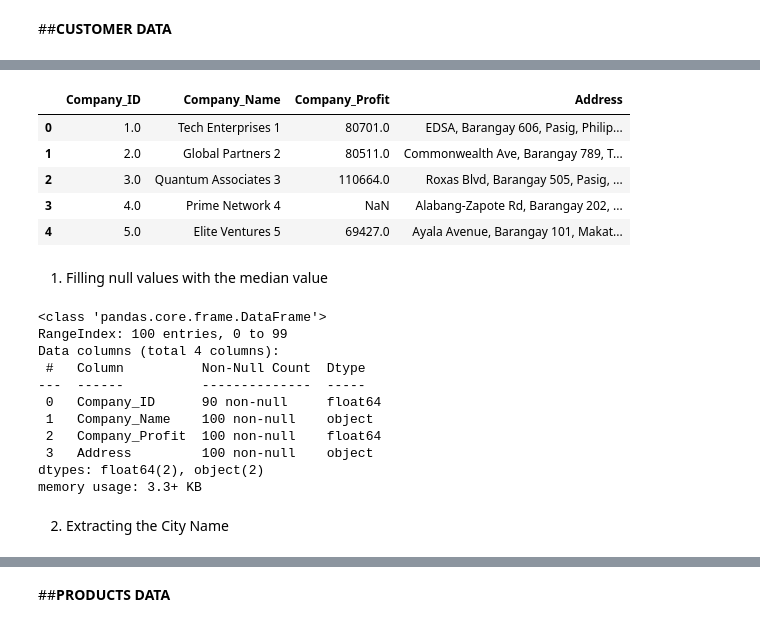
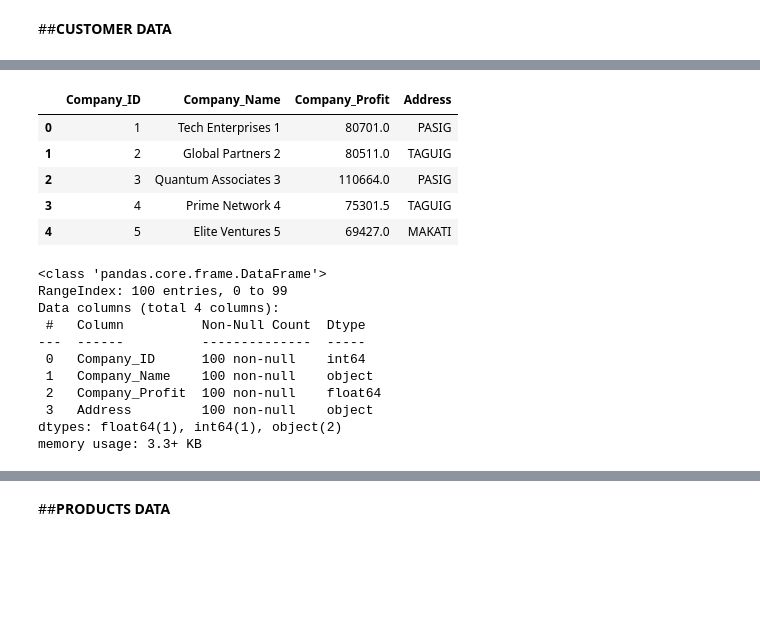
Before and after one commit to christianbusalanan/FinMark-Predictive-Analytics, a Jupyter notebook: MO_IT134_Homework_Week_3_Homework_Project_Dataset_Preprocessing_and_Feature_Engineering_BSIT_S3101_Busalanan,_C_N_.ipynb, the cells around one changed output, grey strips where cells are left out. Drawn from its saved outputs; the diff is of its cells as text; code cells hidden in the pictures; blank space fills up the shorter version.

```diff
--- a/MO_IT134_Homework_Week_3_Homework_Project_Dataset_Preprocessing_and_Feature_Engineering_BSIT_S3101_Busalanan,_C_N_.ipynb
+++ b/MO_IT134_Homework_Week_3_Homework_Project_Dataset_Preprocessing_and_Feature_Engineering_BSIT_S3101_Busalanan,_C_N_.ipynb
@@ -15,4 +27,4 @@ import numpy as np
 # %%
-cust= pd.read_csv('customers_data.csv')
-prod= pd.read_csv('products_data.csv')
-trans= pd.read_csv('transactions_data.csv')
+customers = pd.read_csv('customers_data.csv')
+products = pd.read_csv('products_data.csv')
+transactions = pd.read_csv('transactions_data.csv')
@@ -18,0 +33,3 @@ trans= pd.read_csv('transactions_data.csv')
+# %%
+# Fill missing values in Company_Profit with median
+customers["Company_Profit"].fillna(customers["Company_Profit"].median(), inplace=True)
@@ -19,11 +43,19 @@ trans= pd.read_csv('transactions_data.csv')
+# %%
+# Extract city from the Address column
+customers['Address'] = customers['Address'].str.split(',').str[2].str.strip().str.upper()
+# %%
+#Imputing missing company ID
+company_id=[]
+for i in range(1, len(customers)+1):
+  company_id.append(i)
+
+customers['Company_ID']= company_id
 # %%
-cust.head()
+customers.head()
 # %% [output]
 |  | Company_ID | Company_Name | Company_Profit | Address |
-| 0 | 1.0 | Tech Enterprises 1 | 80701.0 | EDSA, Barangay 606, Pasig, Philip... |
-| 1 | 2.0 | Global Partners 2 | 80511.0 | Commonwealth Ave, Barangay 789, T... |
-| 2 | 3.0 | Quantum Associates 3 | 110664.0 | Roxas Blvd, Barangay 505, Pasig, ... |
-| 3 | 4.0 | Prime Network 4 | NaN | Alabang-Zapote Rd, Barangay 202, ... |
-| 4 | 5.0 | Elite Ventures 5 | 69427.0 | Ayala Avenue, Barangay 101, Makat... |
+| 0 | 1 | Tech Enterprises 1 | 80701.0 | PASIG |
+| 1 | 2 | Global Partners 2 | 80511.0 | TAGUIG |
+| 2 | 3 | Quantum Associates 3 | 110664.0 | PASIG |
+| 3 | 4 | Prime Network 4 | 75301.5 | TAGUIG |
+| 4 | 5 | Elite Ventures 5 | 69427.0 | MAKATI |
-# %% [markdown]
-1. Filling null values with the median value
@@ -32,16 +62,14 @@ cust["Company_Profit"] = cust["Company_Profit"].fillna(cust["Company_Profit"].me
 # %%
-cust.info()
+customers.info()
 # %% [output]
 <class 'pandas.core.frame.DataFrame'>
 RangeIndex: 100 entries, 0 to 99
 Data columns (total 4 columns):
  #   Column          Non-Null Count  Dtype
 ---  ------          --------------  -----
- 0   Company_ID      90 non-null     float64
+ 0   Company_ID      100 non-null    int64
  1   Company_Name    100 non-null    object
  2   Company_Profit  100 non-null    float64
  3   Address         100 non-null    object
-dtypes: float64(2), object(2)
+dtypes: float64(1), int64(1), object(2)
 memory usage: 3.3+ KB
-# %% [markdown]
-2. Extracting the City Name
```
Also changed, not shown: parts of 76 cells of this notebook.
